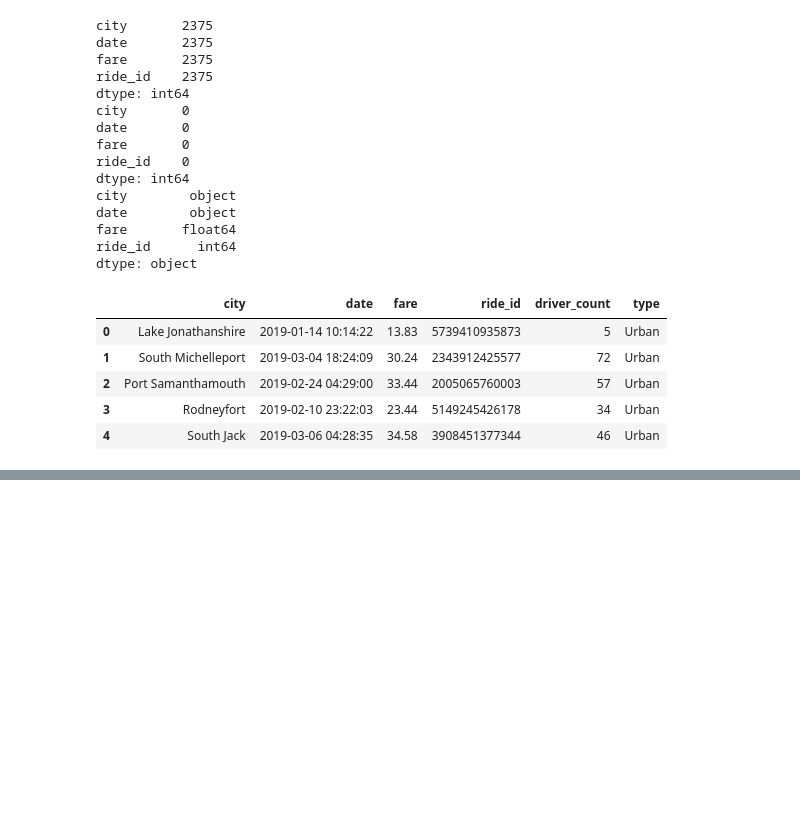
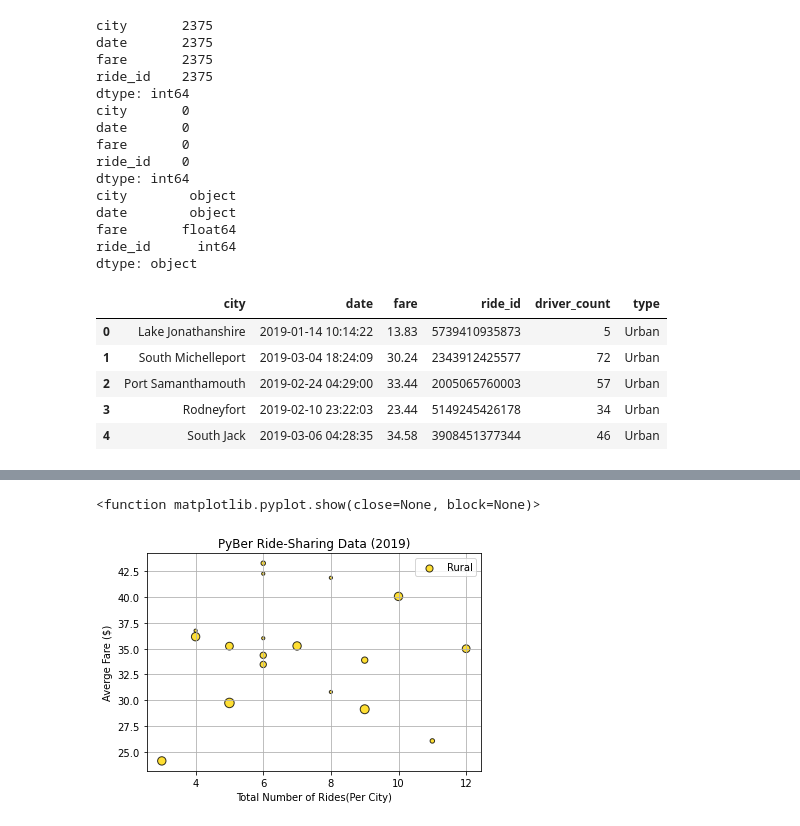
Before and after one commit to Iffadanwar/PyBer_Analysis, a Jupyter notebook: PyBer.ipynb, the cells around one changed output, grey strips where cells are left out. Saved outputs shown, nothing was run; the diff lists cells and outputs as text; code cells hidden in the pictures; blank space fills up the shorter version.

```diff
--- a/PyBer.ipynb
+++ b/PyBer.ipynb
@@ -104,0 +174,18 @@ pyber_data_df.head()
+# %%
+# Build the scatter plots for rural cities.
+plt.scatter(rural_ride_count,
+            rural_avg_fare,
+            s = [i * 10 for i in rural_drive_count],
+            color = "gold",
+            label = "Rural",
+            edgecolor= "black",
+            alpha=0.8)
+plt.legend()
+plt.xlabel("Total Number of Rides(Per City)")
+plt.ylabel("Averge Fare ($)")
+plt.title("PyBer Ride-Sharing Data (2019)")
+plt.grid()
+plt.show
+# %% [output]
+<function matplotlib.pyplot.show(close=None, block=None)>
+[figure, added]
```
Also changed, not shown: parts of 7 cells of this notebook, 1 other file.
